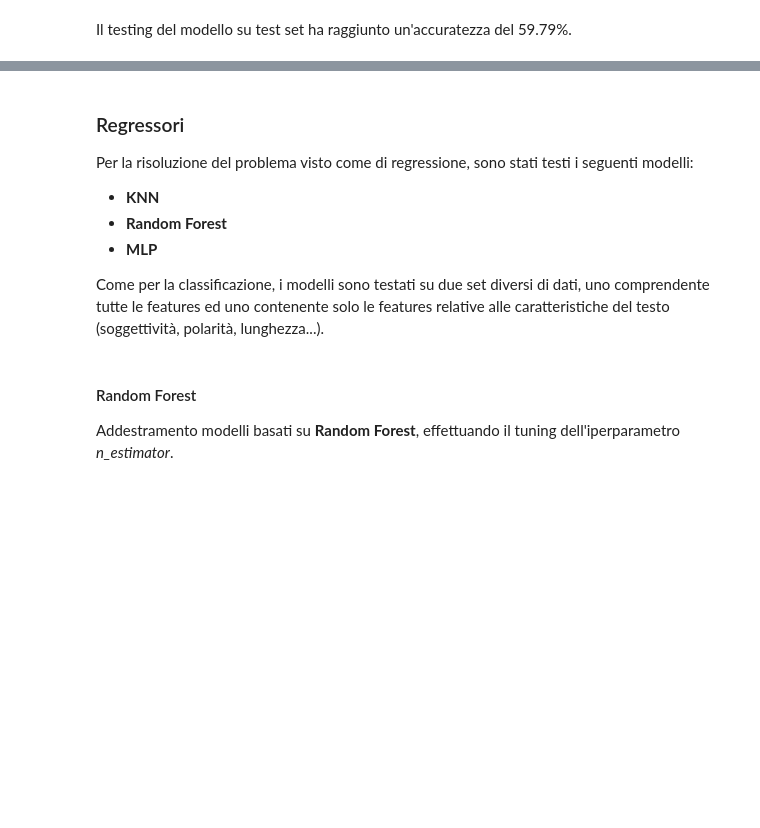
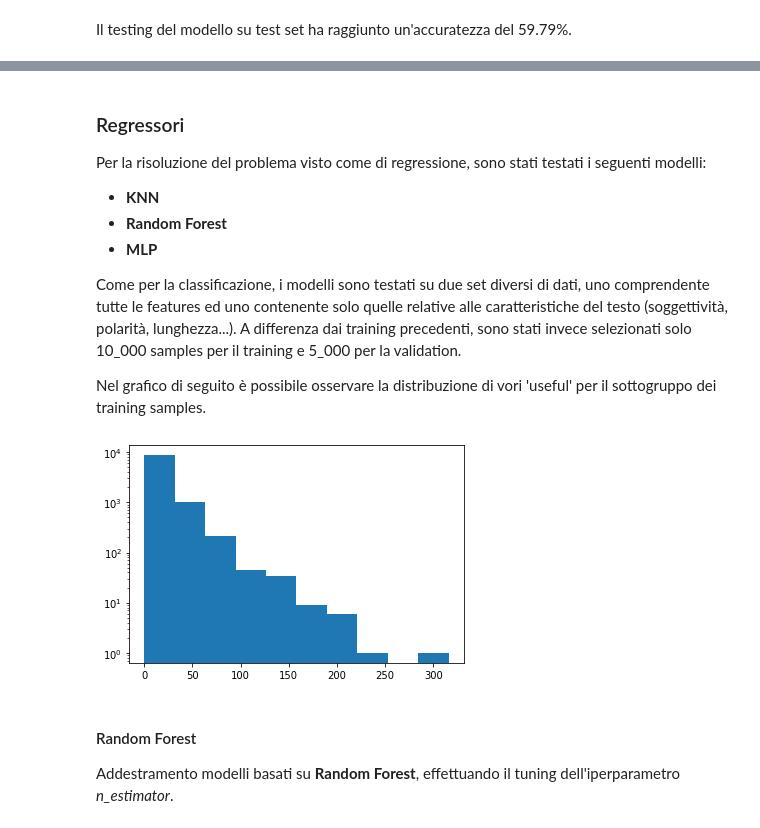
Before and after one commit to mik97/Yelp-Data-Analysis, a Jupyter notebook: task3.ipynb, the cells around one changed output, grey strips where cells are left out. Cells and saved outputs as stored; diff of their text form; code cells hidden in the pictures; blank space fills up the shorter version.

```diff
--- a/task3.ipynb
+++ b/task3.ipynb
@@ -553,17 +428,28 @@ loss, accuracy = model.evaluate(test_df.batch(1))
 # %% [markdown]
 ### Regressori
-Per la risoluzione del problema visto come di regressione, sono stati testi i seguenti modelli:
+Per la risoluzione del problema visto come di regressione, sono stati testati i seguenti modelli:
 - **KNN**
 - **Random Forest**
 - **MLP**
 
-Come per la classificazione, i modelli sono testati su due set diversi di dati, uno comprendente tutte le features ed uno contenente solo le features relative alle caratteristiche del testo (soggettività, polarità, lunghezza...).
+Come per la classificazione, i modelli sono testati su due set diversi di dati, uno comprendente tutte le features ed uno contenente solo quelle relative alle caratteristiche del testo (soggettività, polarità, lunghezza...).
+A differenza dai training precedenti, sono stati invece selezionati solo 10_000 samples per il training e 5_000 per la validation.
+
+Nel grafico di seguito è possibile osservare la distribuzione di vori 'useful' per il sottogruppo dei training samples.
 # %%
 regressors_res = []
 
 #  classic machine learning algorithms
 n_estimators_values = [100, 200, 500]
 n_neighbors_values = [2, 20, 50, 100, 300, 500]
+
+train_size = 10_000
+val_size = 5_000
+# %%
+plt.hist(review_data.train_data[0].loc[:train_size, 'useful'], log=True)
+plt.show()
+# %% [output]
+[figure, added]
 # %% [markdown]
 #### Random Forest
 
```
Also changed, not shown: parts of 27 cells of this notebook.
